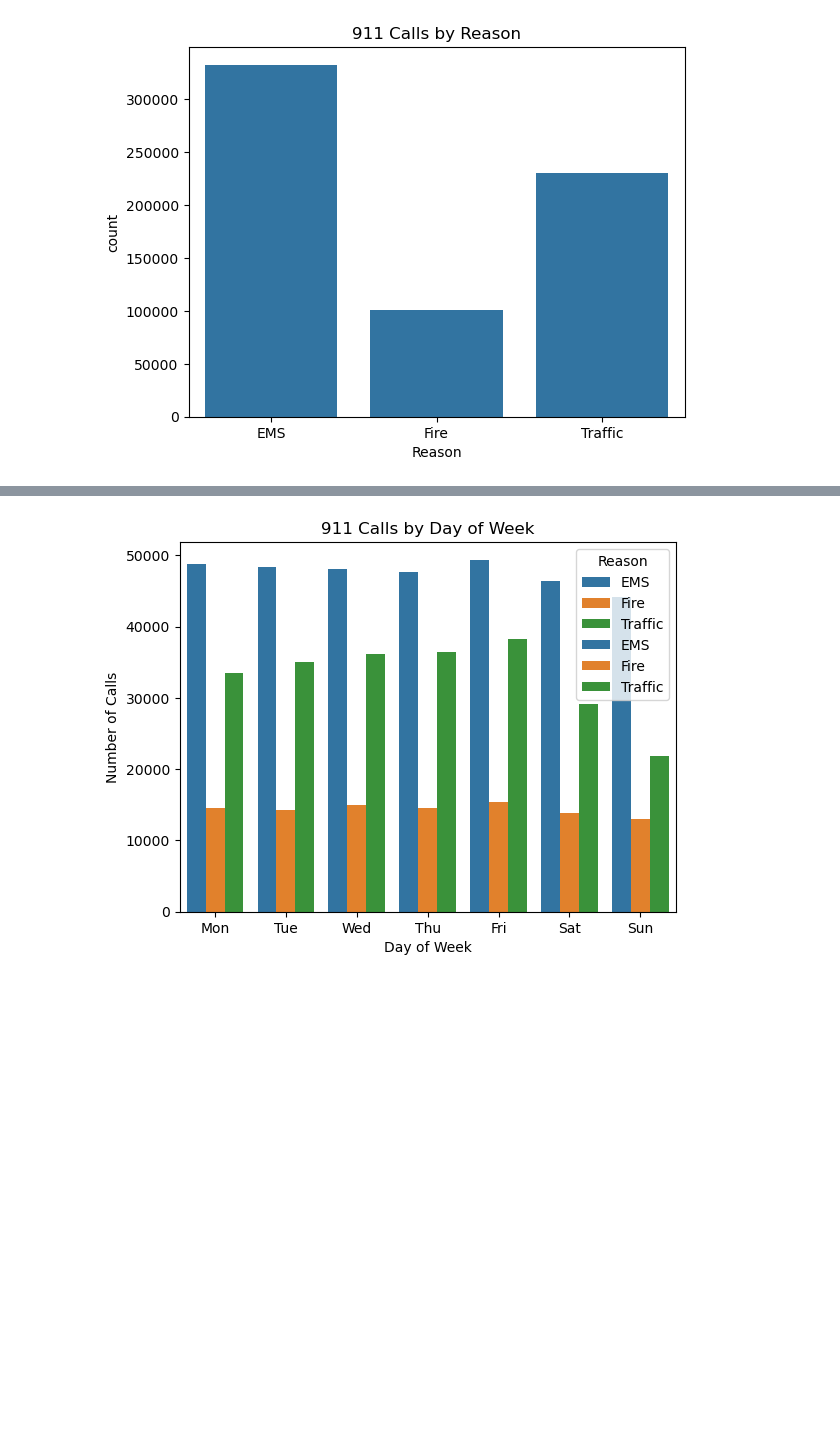
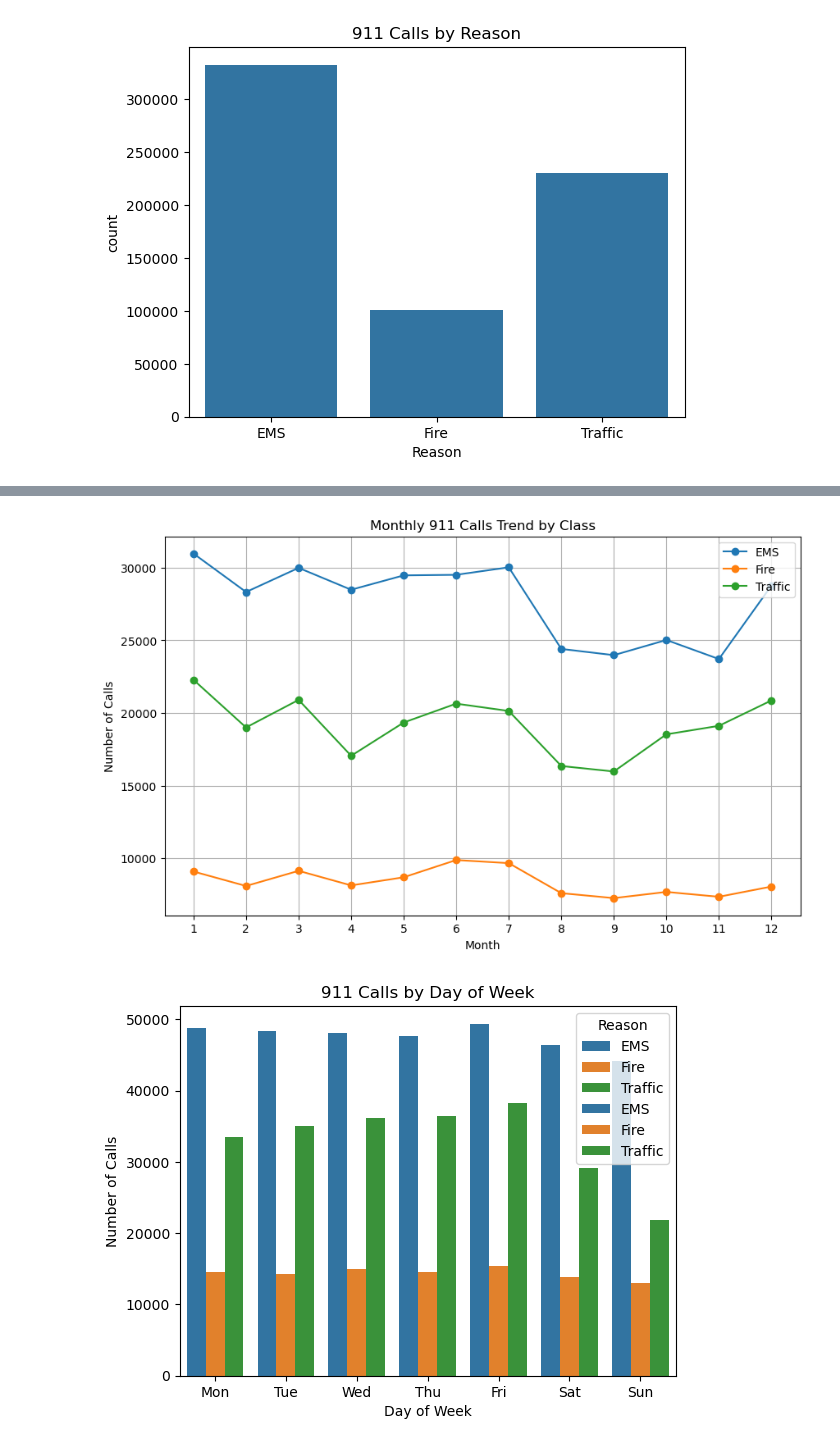
Before and after one commit to Samueljabez/911_Project_datacapstone, a Jupyter notebook: analysis.ipynb, the cells around one changed output, grey strips where cells are left out. Cells and saved outputs as stored; diff of their text form; code cells hidden in the pictures; blank space fills up the shorter version.

```diff
--- a/analysis.ipynb
+++ b/analysis.ipynb
@@ -113,3 +161,29 @@ plt.show()
+# %%
+import pandas as pd
+import matplotlib.pyplot as plt
+
+# Make sure timestamp is datetime
+df['timeStamp'] = pd.to_datetime(df['timeStamp'])
+df['Month'] = df['timeStamp'].dt.month
+df['Class'] = df['title'].str.split(':').str[0]
+
+classes = ['EMS', 'Fire', 'Traffic']
+
+plt.figure(figsize=(10,6))
+for cls in classes:
+    cls_df = df[df['Class'] == cls]
+    monthly_counts = cls_df.groupby('Month').size().sort_index()
+    plt.plot(monthly_counts.index, monthly_counts.values, marker='o', label=cls)
+
+plt.xticks(range(1,13))
+plt.xlabel('Month')
+plt.ylabel('Number of Calls')
+plt.title('Monthly 911 Calls Trend by Class')
+plt.legend()
+plt.grid(True)
+plt.show()
+# %% [output]
+[figure, added]
 # %%
 sns.countplot(
     x='DayOfWeek',
```
Also changed, not shown: parts of 4 cells of this notebook.
